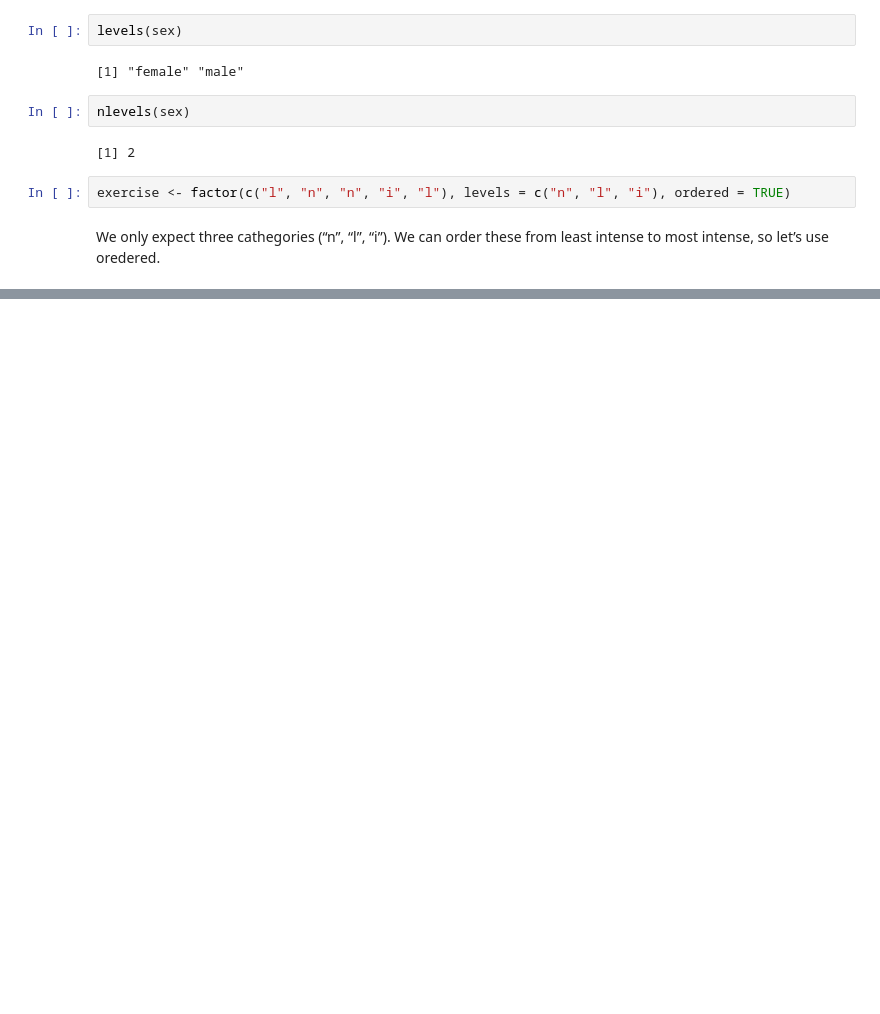
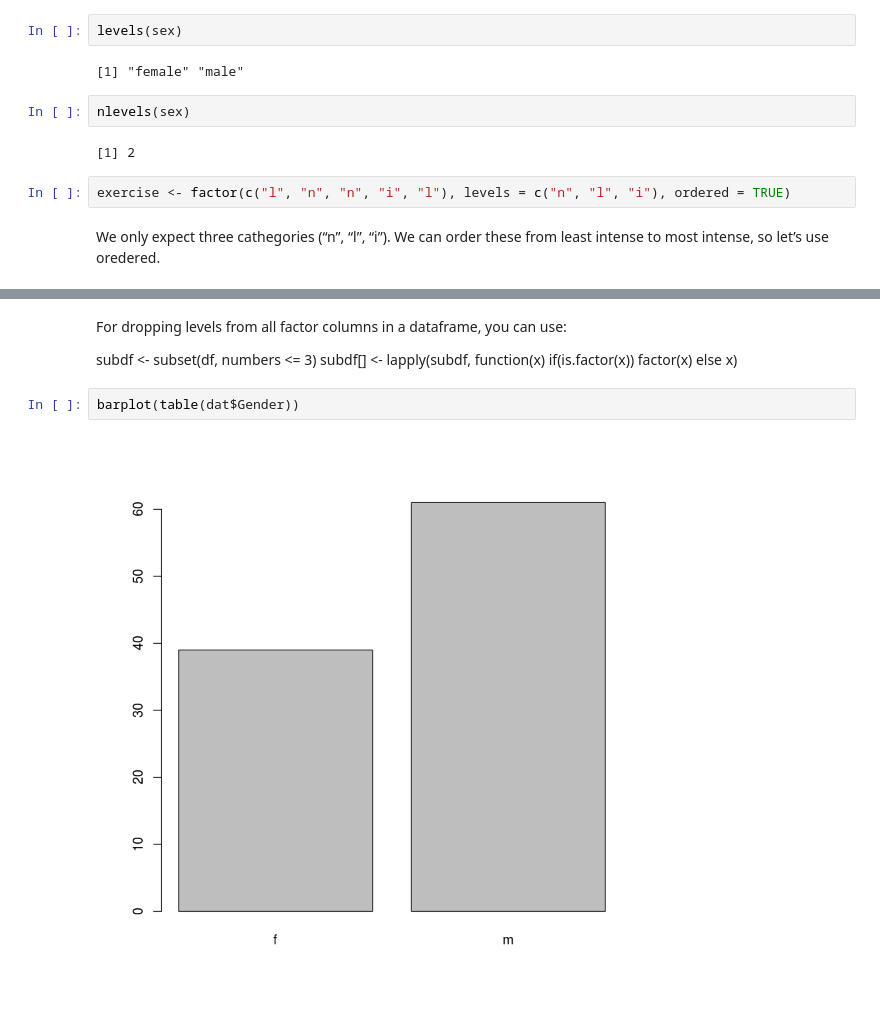
Before and after one commit to abhashkumar/Understanding_R, a Jupyter notebook: Programming_WIth_R.ipynb, the cells around one changed output, grey strips where cells are left out. Cells and saved outputs as stored; diff of their text form; blank space fills up the shorter version.

```diff
--- a/Programming_WIth_R.ipynb
+++ b/Programming_WIth_R.ipynb
@@ -1329,0 +1466,9 @@ We only expect three cathegories (“n”, “l”, “i”). We can order these
+# %% [markdown]
+For dropping levels from all factor columns in a dataframe, you can use:
+
+subdf <- subset(df, numbers <= 3)
+subdf[] <- lapply(subdf, function(x) if(is.factor(x)) factor(x) else x)
+# %%
+barplot(table(dat$Gender))
+# %% [output]
+[figure, added]
```
Also changed, not shown: parts of 102 cells of this notebook.
